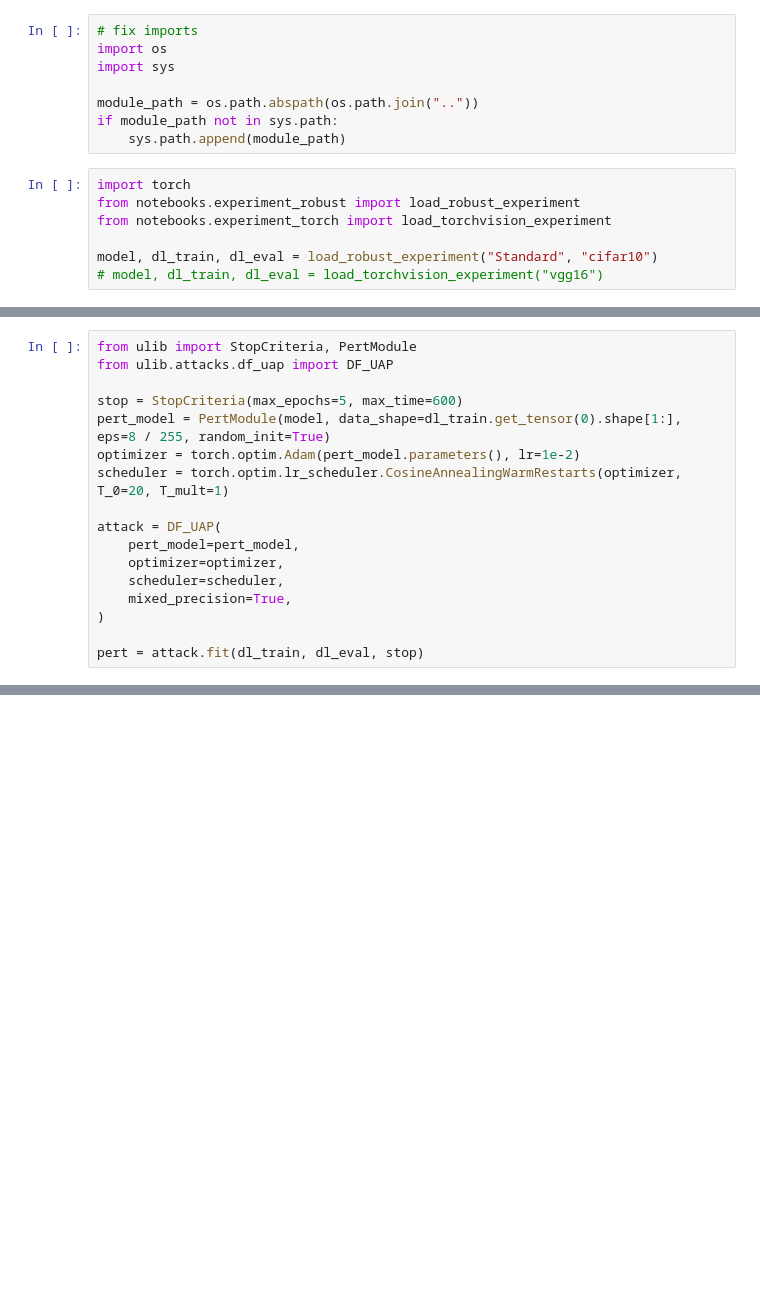
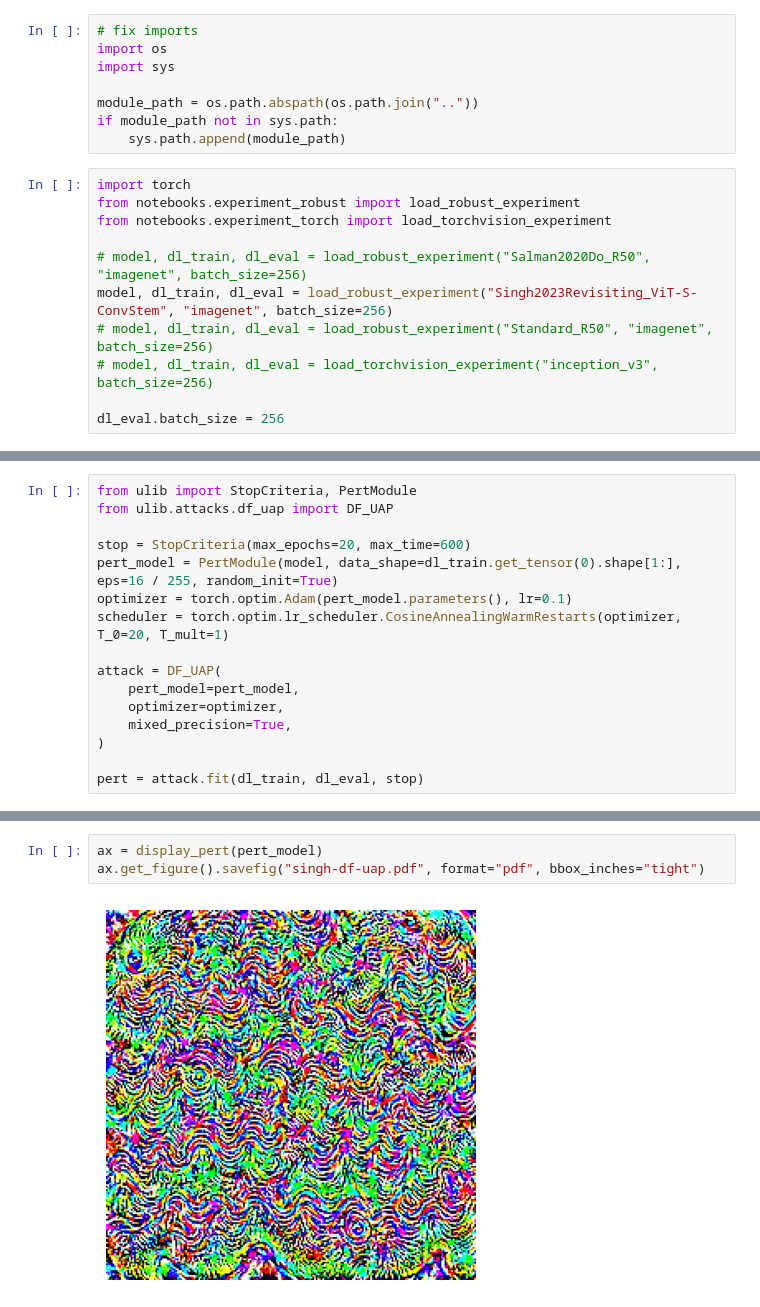
Before and after one commit to giladfrid009/ulib, a Jupyter notebook: notebooks/test_df_uap.ipynb, the cells around one changed output, grey strips where cells are left out. Drawn from its saved outputs; the diff is of its cells as text; blank space fills up the shorter version.

```diff
--- a/notebooks/test_df_uap.ipynb
+++ b/notebooks/test_df_uap.ipynb
@@ -11,5 +11,9 @@ import torch
 from notebooks.experiment_robust import load_robust_experiment
 from notebooks.experiment_torch import load_torchvision_experiment
 
-model, dl_train, dl_eval = load_robust_experiment("Standard", "cifar10")
-# model, dl_train, dl_eval = load_torchvision_experiment("vgg16")
+# model, dl_train, dl_eval = load_robust_experiment("Salman2020Do_R50", "imagenet", batch_size=256)
+model, dl_train, dl_eval = load_robust_experiment("Singh2023Revisiting_ViT-S-ConvStem", "imagenet", batch_size=256)
+# model, dl_train, dl_eval = load_robust_experiment("Standard_R50", "imagenet", batch_size=256)
+# model, dl_train, dl_eval = load_torchvision_experiment("inception_v3", batch_size=256)
+
+dl_eval.batch_size = 256
@@ -17,15 +29,14 @@ model, dl_train, dl_eval = load_robust_experiment("Standard", "cifar10")
 from ulib import StopCriteria, PertModule
 from ulib.attacks.df_uap import DF_UAP
 
-stop = StopCriteria(max_epochs=5, max_time=600)
-pert_model = PertModule(model, data_shape=dl_train.get_tensor(0).shape[1:], eps=8 / 255, random_init=True)
-optimizer = torch.optim.Adam(pert_model.parameters(), lr=1e-2)
+stop = StopCriteria(max_epochs=20, max_time=600)
+pert_model = PertModule(model, data_shape=dl_train.get_tensor(0).shape[1:], eps=16 / 255, random_init=True)
+optimizer = torch.optim.Adam(pert_model.parameters(), lr=0.1)
 scheduler = torch.optim.lr_scheduler.CosineAnnealingWarmRestarts(optimizer, T_0=20, T_mult=1)
 
 attack = DF_UAP(
     pert_model=pert_model,
     optimizer=optimizer,
-    scheduler=scheduler,
     mixed_precision=True,
 )
 
@@ -39,0 +65,5 @@ display_pert(pert_model)
+# %%
+ax = display_pert(pert_model)
+ax.get_figure().savefig("singh-df-uap.pdf", format="pdf", bbox_inches="tight")
+# %% [output]
+[figure, added]
```
Also changed, not shown: parts of 3 cells of this notebook, 6 other files.
